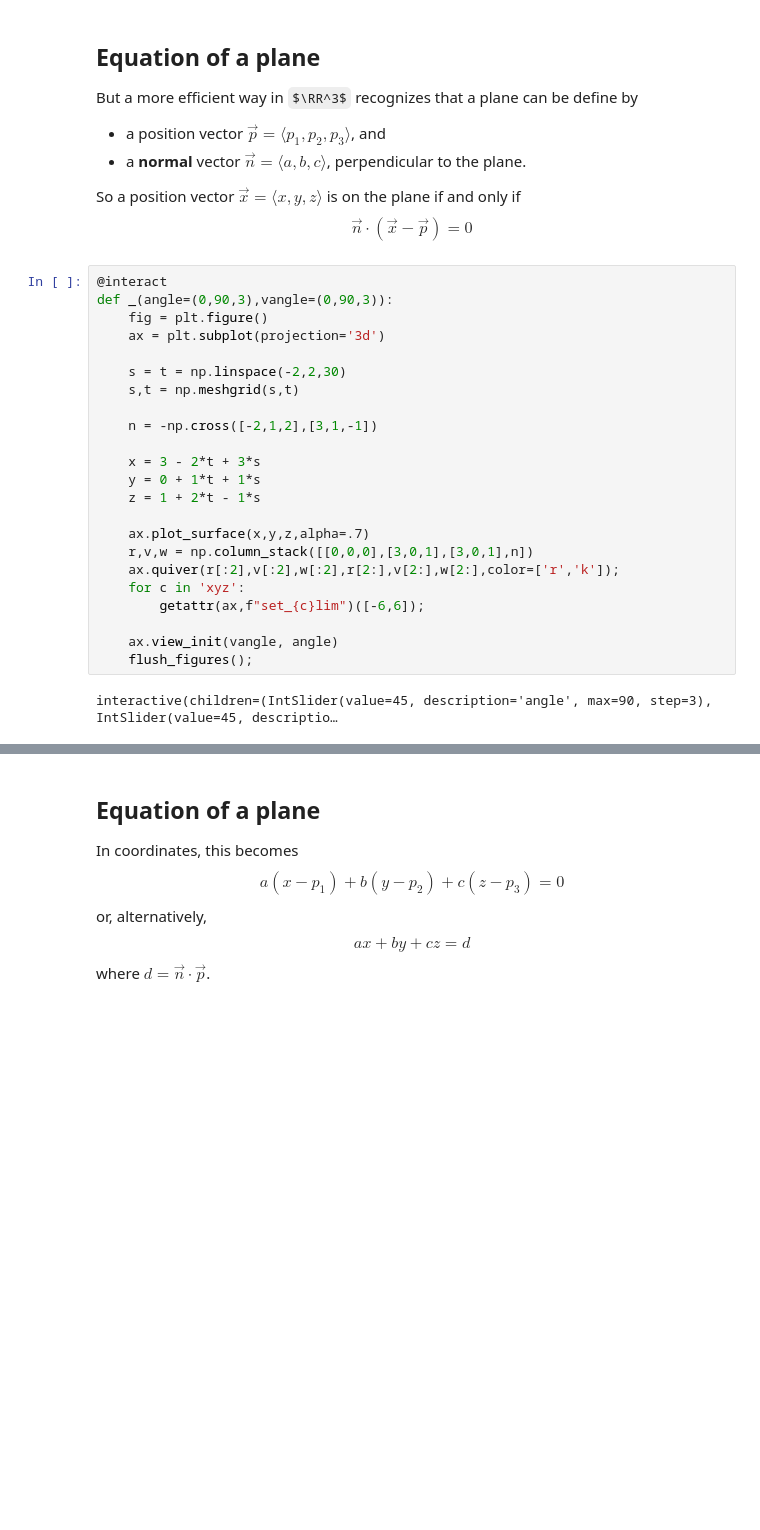
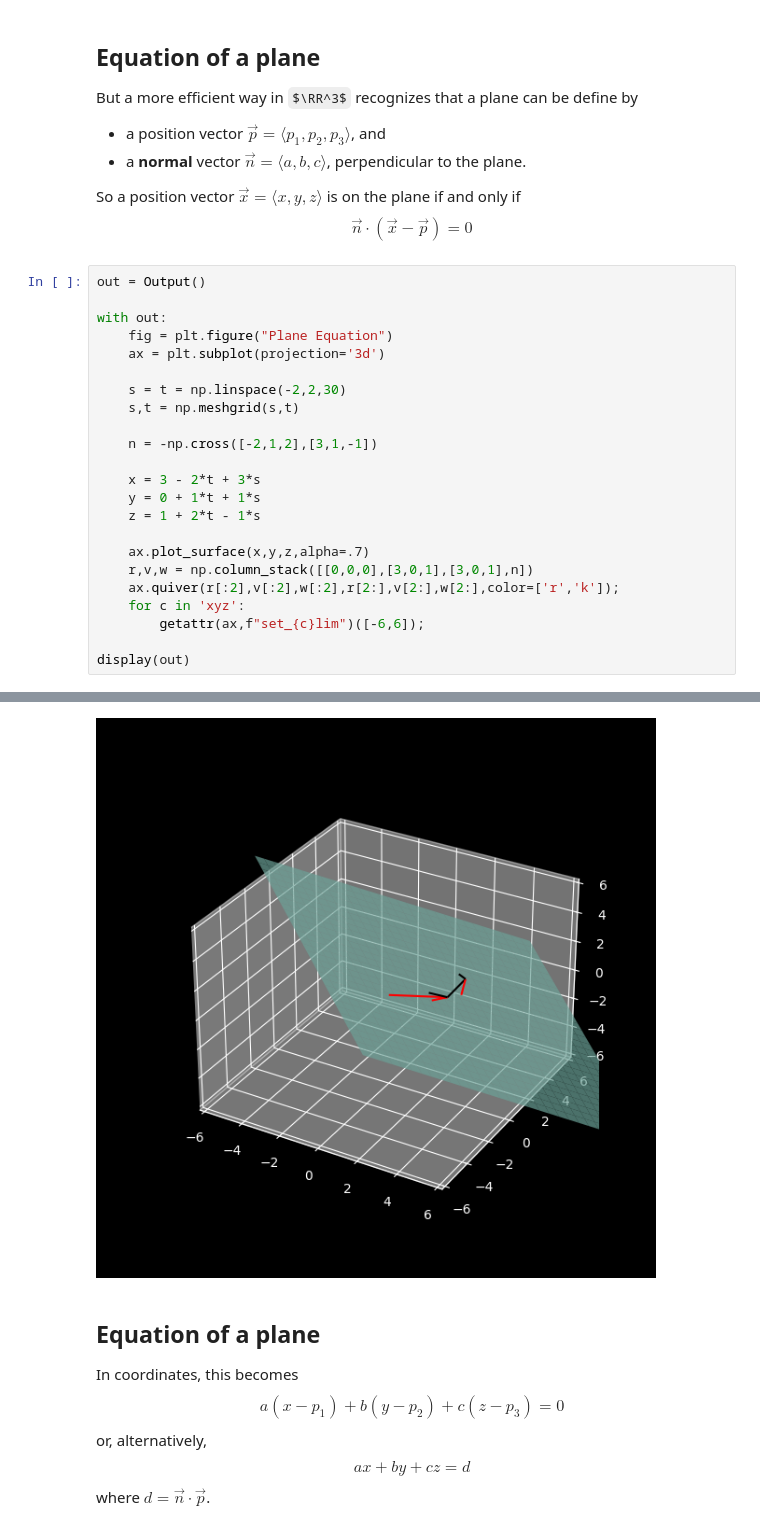
Before and after one commit to drewyoungren/mvc, a Jupyter notebook: lec/mvc-L03.ipynb, the cells around one changed output, grey strips where cells are left out. Cells and saved outputs as stored; diff of their text form; some formulas as TeX source; blank space fills up the shorter version.

```diff
--- a/lec/mvc-L03.ipynb
+++ b/lec/mvc-L03.ipynb
@@ -284,9 +287,10 @@ But a more efficient way in $\RR^3$ recognizes that a plane can be define by
 
 So a position vector $\vec x = \langle x,y,z \rangle$ is on the plane if and only if $$\vec n\cdot(\vec x - \vec p) = 0 $$
 # %%
-@interact
-def _(angle=(0,90,3),vangle=(0,90,3)):
-    fig = plt.figure()
+out = Output()
+
+with out:
+    fig = plt.figure("Plane Equation")
     ax = plt.subplot(projection='3d')
 
     s = t = np.linspace(-2,2,30)
@@ -304,7 +308,5 @@ def _(angle=(0,90,3),vangle=(0,90,3)):
     for c in 'xyz':
         getattr(ax,f"set_{c}lim")([-6,6]);
 
-    ax.view_init(vangle, angle)
-    flush_figures();
+display(out)
 # %% [output]
-interactive(children=(IntSlider(value=45, description='angle', max=90, step=3), IntSlider(value=45, descriptio…
@@ -311,3 +314,4 @@ interactive(children=(IntSlider(value=45, description='angle', max=90, step=3),
+[figure, added]
 # %% [markdown]
 ## Equation of a plane
 
```
Also changed, not shown: parts of 18 cells of this notebook.
